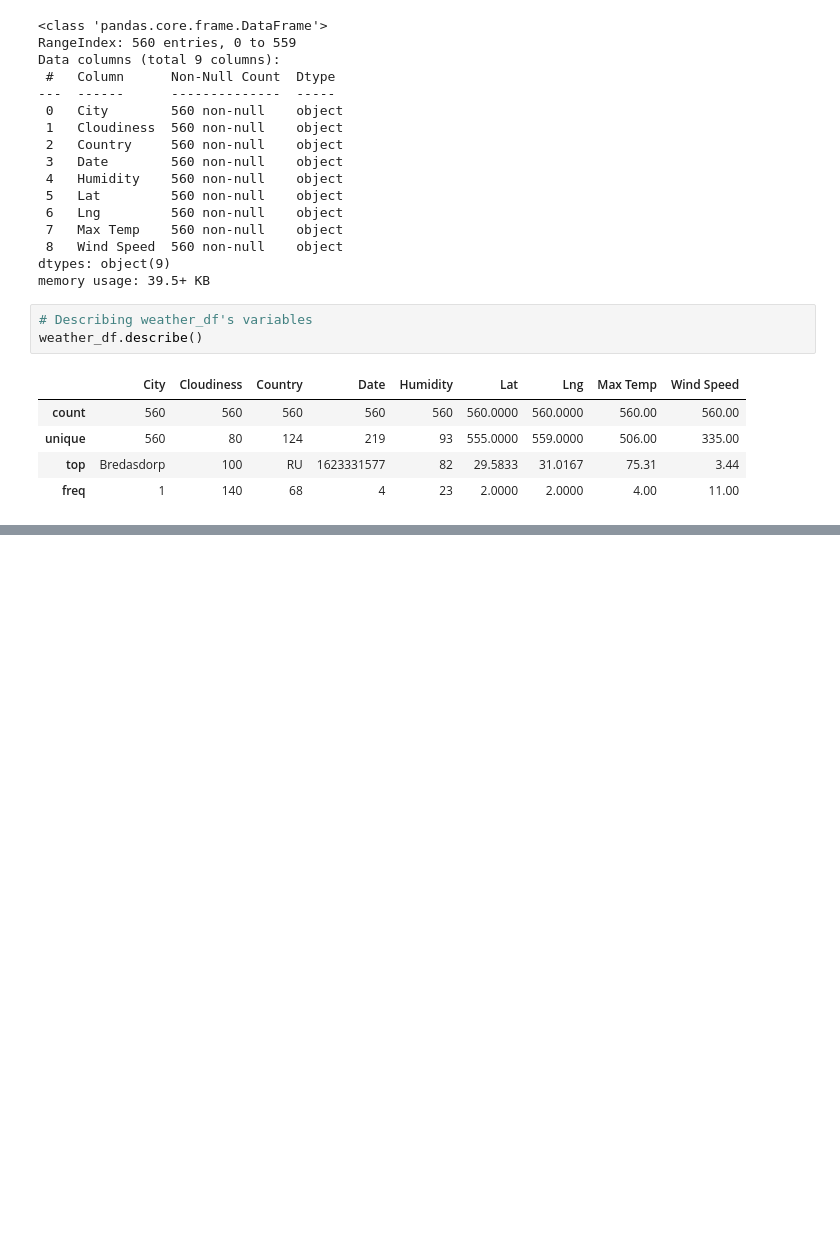
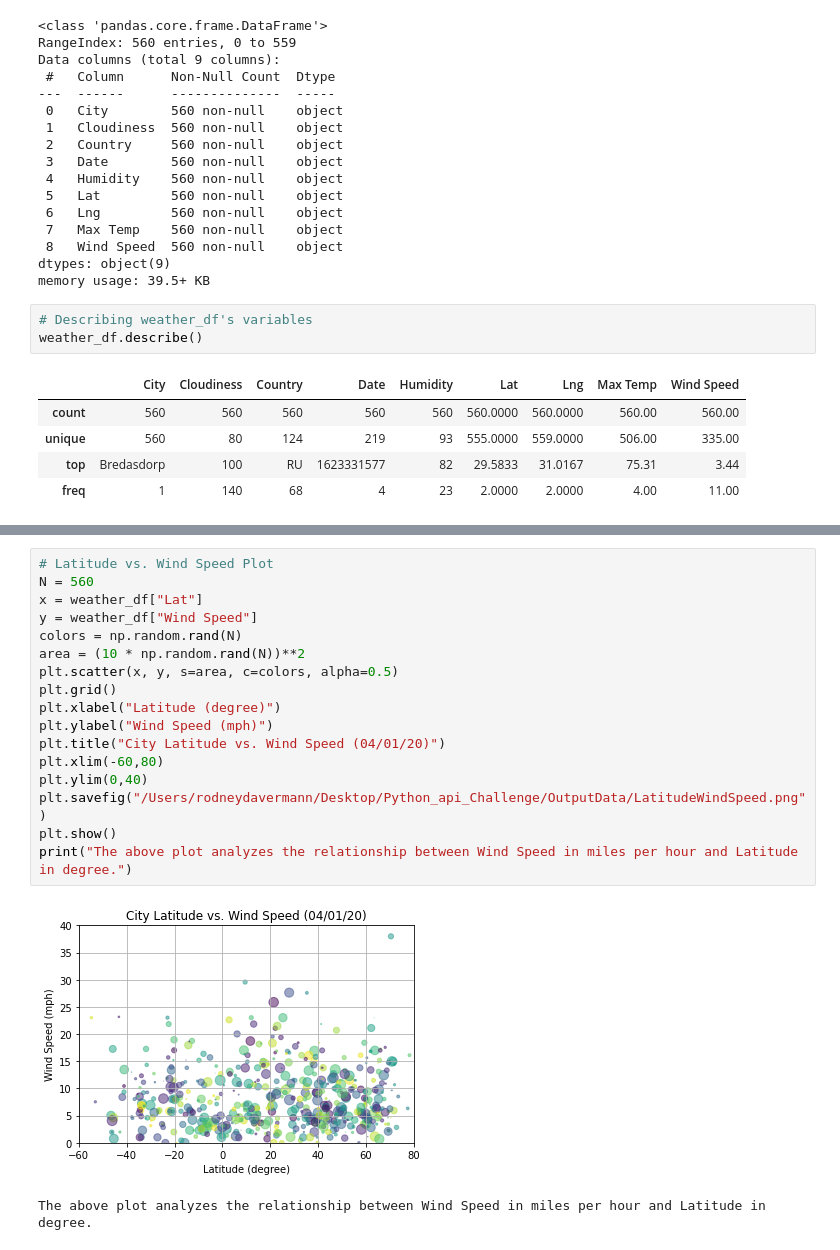
Before and after one commit to davro76/Python_API_Challenge, a Jupyter notebook: WeatherPy/weatherpy.ipynb, the cells around one changed output, grey strips where cells are left out. Drawn from its saved outputs; the diff is of its cells as text; blank space fills up the shorter version.

```diff
--- a/WeatherPy/weatherpy.ipynb
+++ b/WeatherPy/weatherpy.ipynb
@@ -197,0 +239,20 @@ The highest temperatures are observed at latitudes between 0 and 40 degrees, wit
+# %%
+# Latitude vs. Wind Speed Plot
+N = 560
+x = weather_df["Lat"]
+y = weather_df["Wind Speed"]
+colors = np.random.rand(N)
+area = (10 * np.random.rand(N))**2
+plt.scatter(x, y, s=area, c=colors, alpha=0.5)
+plt.grid()
+plt.xlabel("Latitude (degree)")
+plt.ylabel("Wind Speed (mph)")
+plt.title("City Latitude vs. Wind Speed (04/01/20)")
+plt.xlim(-60,80)
+plt.ylim(0,40)
+plt.savefig("/Users/rodneydavermann/Desktop/Python_api_Challenge/OutputData/LatitudeWindSpeed.png")
+plt.show()
+print("The above plot analyzes the relationship between Wind Speed in miles per hour and Latitude in degree.")
+# %% [output]
+[figure, added]
+The above plot analyzes the relationship between Wind Speed in miles per hour and Latitude in degree.
```
Also changed, not shown: parts of 3 cells of this notebook, 4 other files.
